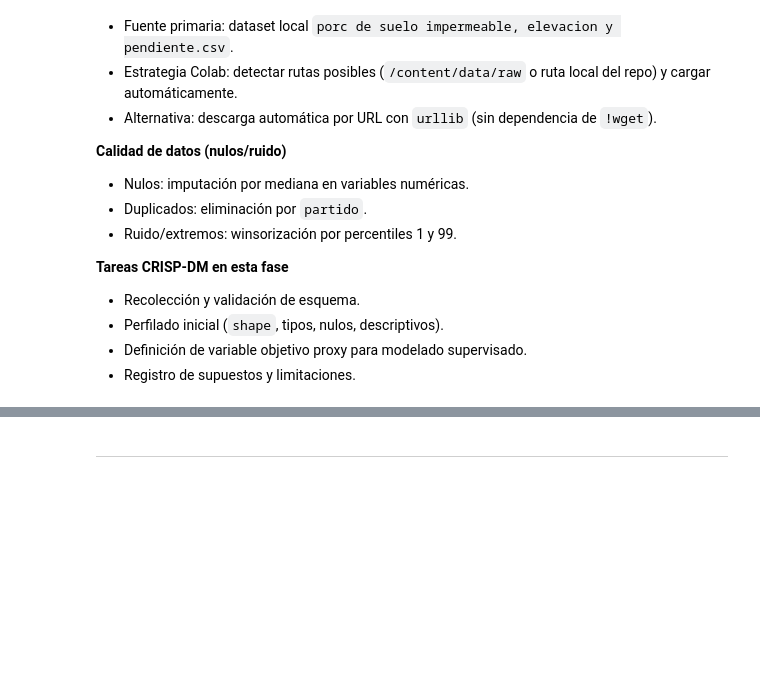
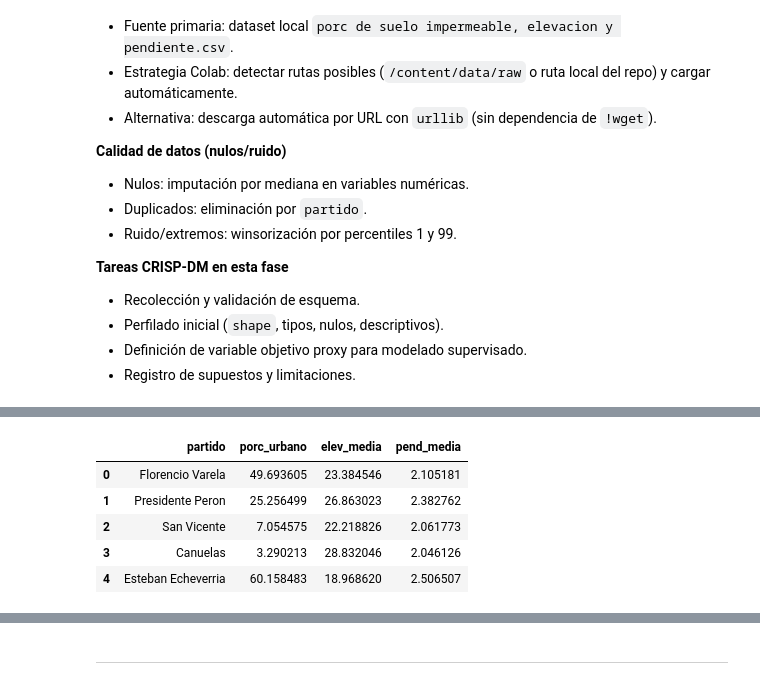
Before and after one commit to oskartinez/UGR_IdS_TP_GRUPO_11, a Jupyter notebook: UGR_IdS_TP_GRUPO_11.ipynb, the cells around one changed output, grey strips where cells are left out. Drawn from its saved outputs; the diff is of its cells as text; code cells hidden in the pictures; blank space fills up the shorter version.

```diff
--- a/UGR_IdS_TP_GRUPO_11.ipynb
+++ b/UGR_IdS_TP_GRUPO_11.ipynb
@@ -138 +48,36 @@ Entorno detectado : Google Colab
+# %%
+import numpy as np
+import pickle
+import pandas as pd
+import matplotlib.pyplot as plt
+import seaborn as sns
+import plotly.express as px
+import nbformat
+from urllib.request import urlretrieve
+from pathlib import Path
+from geopy.geocoders import Nominatim
+from geopy.extra.rate_limiter import RateLimiter
+from sklearn.model_selection import train_test_split
+from sklearn.ensemble import RandomForestClassifier
+from sklearn.linear_model import  LinearRegression
+from sklearn.preprocessing import LabelEncoder, StandardScaler
+from sklearn.metrics import (
+  accuracy_score, f1_score,
+  classification_report, confusion_matrix
+  )
+
+# Configuraciones generales
+sns.set_style("whitegrid")
+plt.rcParams["figure.figsize"] = (12, 6)
+
+PROJECT_ROOT: Path = Path.cwd()
+
+RAW_DIR: Path = PROJECT_ROOT / "data" / "raw"
+RAW_DIR.mkdir(exist_ok=True,parents=True)
+
+PROCESSED_DIR: Path = PROJECT_ROOT / "data" / "processed"
+PROCESSED_DIR.mkdir(exist_ok=True,parents=True)
+
+FIGURES_DIR: Path = PROJECT_ROOT / "reports" / "figures"
+FIGURES_DIR.mkdir(exist_ok=True,parents=True)
 # %% [markdown]
@@ -289,0 +154,17 @@ df.head()
+# %%
+DATASET_NAME = "porc de suelo impermeable, elevacion y pendiente.csv"
+DATASET_URL = "https://raw.githubusercontent.com/oskartinez/risk_pba/main/content/risk_pba/data/raw/porc%20de%20suelo%20impermeable%2C%20elevacion%20y%20pendiente.csv"
+
+urlretrieve(DATASET_URL, RAW_DIR / DATASET_NAME)
+
+df = pd.read_csv(RAW_DIR / DATASET_NAME, sep=',', encoding='latin1', engine='python')
+df.columns = [c.strip().lower().replace(" ", "_") for c in df.columns]
+df = df.drop_duplicates(subset=["partido"])
+df.head(5)
+# %% [output]
+|  | partido | porc_urbano | elev_media | pend_media |
+| 0 | Florencio Varela | 49.693605 | 23.384546 | 2.105181 |
+| 1 | Presidente Peron | 25.256499 | 26.863023 | 2.382762 |
+| 2 | San Vicente | 7.054575 | 22.218826 | 2.061773 |
+| 3 | Canuelas | 3.290213 | 28.832046 | 2.046126 |
+| 4 | Esteban Echeverria | 60.158483 | 18.968620 | 2.506507 |
```
Also changed, not shown: parts of 35 cells of this notebook, 4 other files.
